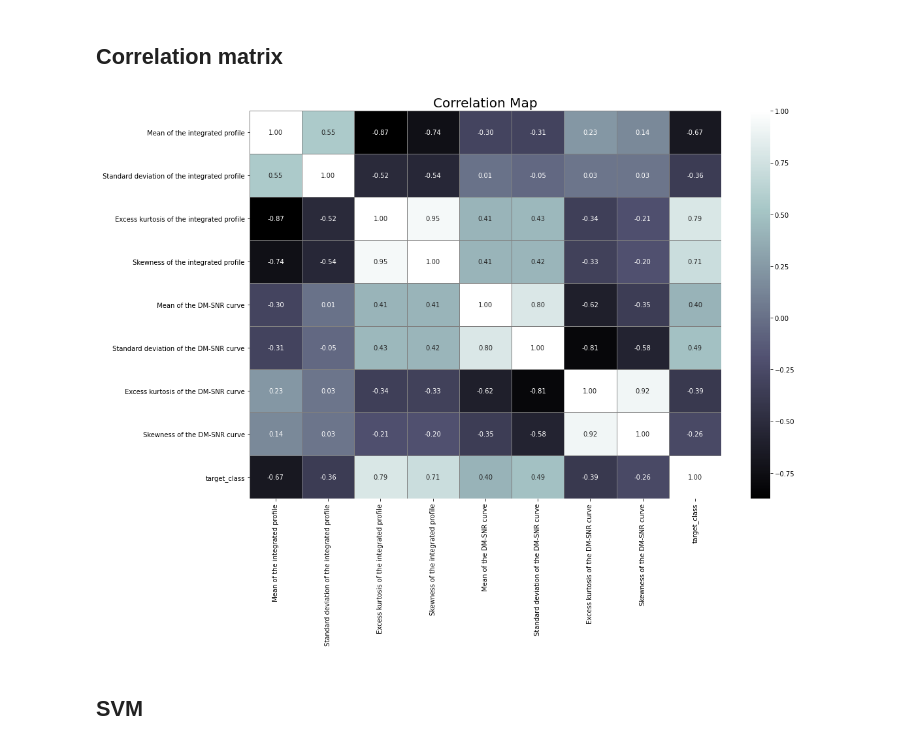
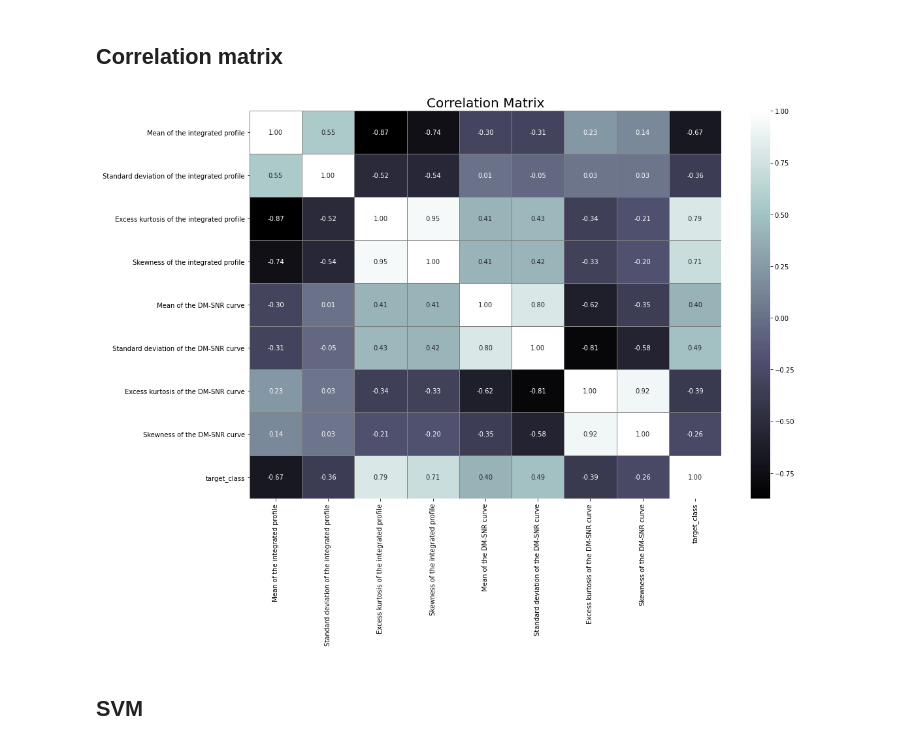
Before and after one commit to jeromeCondere/svm_pulsar_stars, a Jupyter notebook: SVM_basic_example.ipynb, the cells around one changed output. Saved outputs shown, nothing was run; the diff lists cells and outputs as text; code cells hidden in the pictures.

```diff
--- a/SVM_basic_example.ipynb
+++ b/SVM_basic_example.ipynb
@@ -58,11 +60,11 @@ plt.show()
 # %%
 plt.figure(figsize=(16,12))
 sns.heatmap(data=df.corr(),annot=True,cmap="bone",linewidths=1,fmt=".2f",linecolor="gray")
-plt.title("Correlation Map",fontsize=20)
+plt.title("Correlation Matrix",fontsize=20)
 plt.tight_layout()
 plt.show()
 # %% [output]
-[figure, old version]
+[figure, new version]
 # %% [markdown]
 ## SVM
 # %%
```
Also changed, not shown: parts of 6 cells of this notebook.
